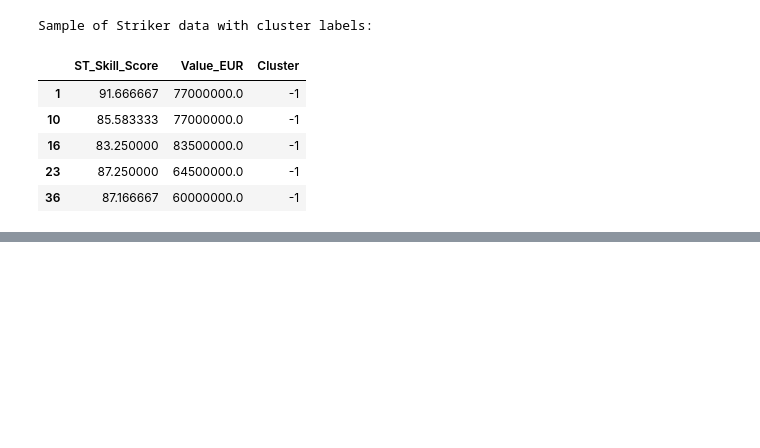
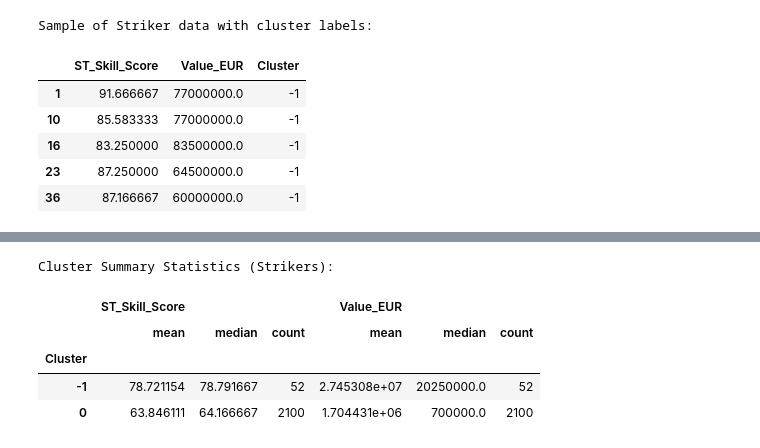
Before and after one commit to SLajuwomi/FIFA, a Jupyter notebook: fifa19_undervaluation_analysis.ipynb, the cells around one changed output, grey strips where cells are left out. Drawn from its saved outputs; the diff is of its cells as text; code cells hidden in the pictures; blank space fills up the shorter version.

```diff
--- a/fifa19_undervaluation_analysis.ipynb
+++ b/fifa19_undervaluation_analysis.ipynb
@@ -1560,0 +1565,22 @@ Sample of Striker data with cluster labels:
+# %%
+# Calculate summary statistics for each cluster
+# Group by 'Cluster' and aggregate Skill Score and Value
+cluster_summary = position_df.groupby('Cluster')[['ST_Skill_Score', 'Value_EUR']].agg(['mean', 'median', 'count'])
+
+# Display the summary table
+print("Cluster Summary Statistics (Strikers):")
+display(cluster_summary)
+
+# Add markdown commentary interpreting the statistics, linking them to positions on the scatter plot.
+# Example Interpretation (to be added as markdown in the next cell or integrated here):
+# - Noise (-1): Contains X players, often with very high or low values/skills compared to defined clusters.
+# - Cluster 0: Represents Y players with average skill A and average value B, potentially representing [Archetype Name, e.g., 'Mid-Tier Strikers'].
+# - Cluster 1: Represents Z players with average skill C and average value D, potentially representing [Archetype Name, e.g., 'High-Skill, Low-Value Prospects'].
+# (Adjust commentary based on actual results)
+# %% [output]
+Cluster Summary Statistics (Strikers):
+|  | ST_Skill_Score |  |  | Value_EUR |  |  |
+|  | mean | median | count | mean | median | count |
+| Cluster |  |  |  |  |  |  |
+| -1 | 78.721154 | 78.791667 | 52 | 2.745308e+07 | 20250000.0 | 52 |
+| 0 | 63.846111 | 64.166667 | 2100 | 1.704431e+06 | 700000.0 | 2100 |
```
Also changed, not shown: parts of 4 cells of this notebook.
